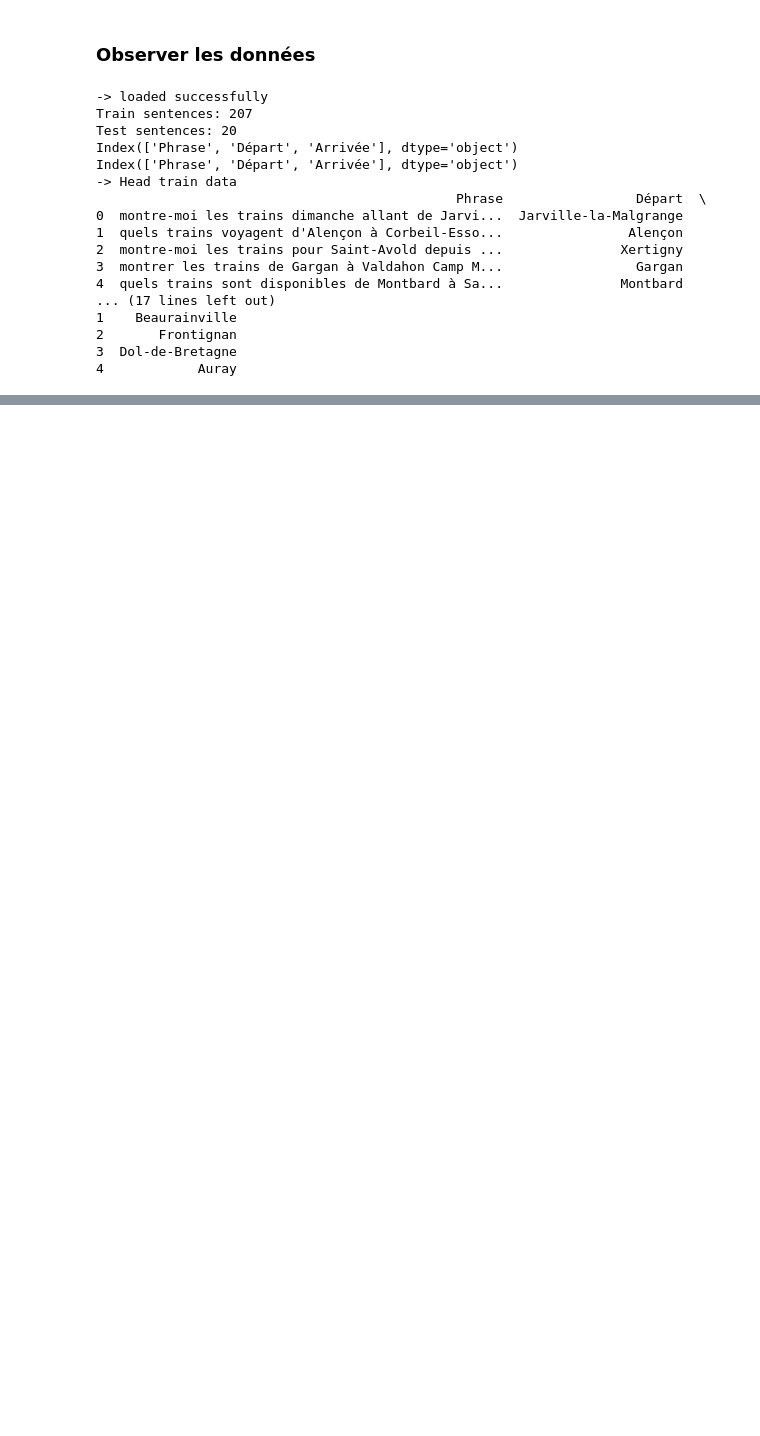
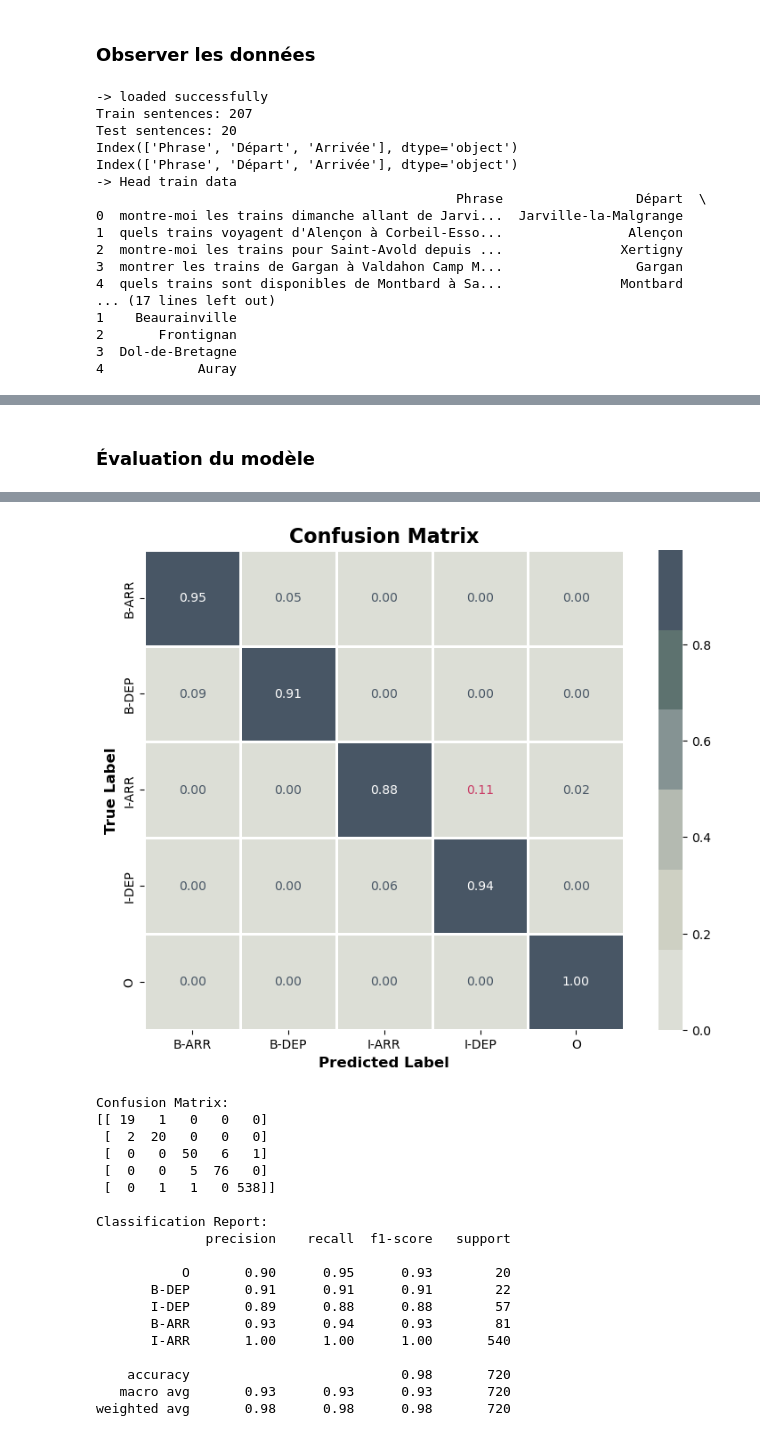
Before and after one commit to MetalBrackets/T-AIA-901-new, a Jupyter notebook: model/SANDRINE/sandbox/tokenization_5-training_POC.ipynb, the cells around one changed output, grey strips where cells are left out. Saved outputs shown, nothing was run; the diff lists cells and outputs as text; code cells hidden in the pictures; blank space fills up the shorter version.

Commit message:
feat(ner): metrics and prediction

```diff
--- a/model/SANDRINE/sandbox/tokenization_5-training_POC.ipynb
+++ b/model/SANDRINE/sandbox/tokenization_5-training_POC.ipynb
@@ -336,0 +331,52 @@ Epoch 3/3
+# %% [markdown]
+### Évaluation du modèle
+# %%
+import numpy as np
+from sklearn.metrics import confusion_matrix, classification_report
+import matplotlib.pyplot as plt
+import seaborn as sns
+
+# Model evaluation
+evaluation_results = model.evaluate(test_tokens, test_labels)
+print("Evaluation results:", evaluation_results)
+
+test_predictions = model.predict(test_tokens).logits
+predicted_labels = np.argmax(test_predictions, axis=-1).flatten()
+
+true_labels = test_labels.flatten()
+
+# Confusion matrix
+cm = confusion_matrix(true_labels, predicted_labels)
+cm_normalized = cm.astype('float') / cm.sum(axis=1)[:, np.newaxis] # le nb de vrais labels pour chaque classe
+
+# Heatmap
+plt.figure(figsize=(10, 7))
+custom_palette = ["#DCDED6", "#CED0C3", "#B4BAB1", "#859393", "#5D726F", "#485665"]
+ax = sns.heatmap(cm_normalized, annot=True, fmt=".2f", cmap=custom_palette, xticklabels=label_encoder.classes_, yticklabels=label_encoder.classes_, square=True, linewidths=2, linecolor='white')
+plt.title('Confusion Matrix', fontsize=16, fontweight='bold')
+plt.ylabel('True Label', fontsize=12, fontweight='bold')
+plt.xlabel('Predicted Label', fontsize=12, fontweight='bold')
+plt.xticks(fontsize=10, fontweight='normal')
+plt.yticks(fontsize=10, fontweight='normal')
+
+# color based on value
+for text in ax.texts:
+    t = float(text.get_text())
+    if 0.1 <= t < 0.7:
+        text.set_color('#CA3C66')
+    elif t >= 0.7:
+        text.set_color('#FFFFFF')
+    else:
+        text.set_color('#485665')
+
+plt.show()
+
+# Confusion Matrix stdout
+confusion = confusion_matrix(true_labels, predicted_labels)
+print("\nConfusion Matrix:")
+print(confusion)
+
+# Classification Report stdout
+print("\nClassification Report:")
+print(classification_report(true_labels, predicted_labels, target_names=unique_labels))
+# %% [output]
@@ -336,0 +386,20 @@ Epoch 3/3
+[figure, added]
+Confusion Matrix:
+[[ 19   1   0   0   0]
+ [  2  20   0   0   0]
+ [  0   0  50   6   1]
+ [  0   0   5  76   0]
+ [  0   1   1   0 538]]
+
+Classification Report:
+              precision    recall  f1-score   support
+
+           O       0.90      0.95      0.93        20
+       B-DEP       0.91      0.91      0.91        22
+       I-DEP       0.89      0.88      0.88        57
+       B-ARR       0.93      0.94      0.93        81
+       I-ARR       1.00      1.00      1.00       540
+
+    accuracy                           0.98       720
+   macro avg       0.93      0.93      0.93       720
+weighted avg       0.98      0.98      0.98       720
```
Also changed, not shown: parts of 11 cells of this notebook.
